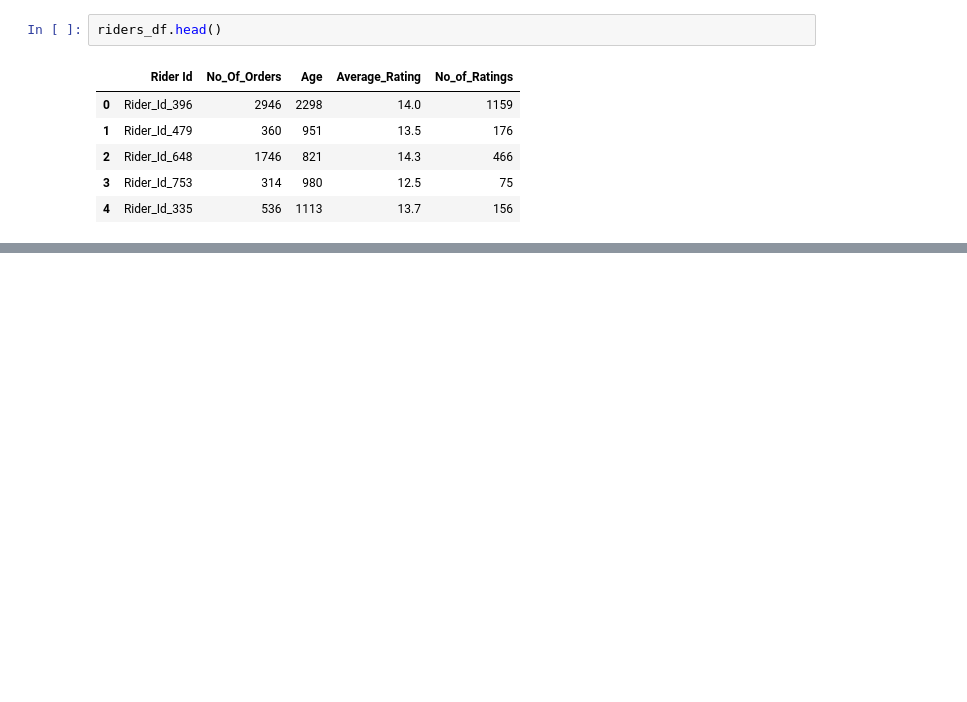
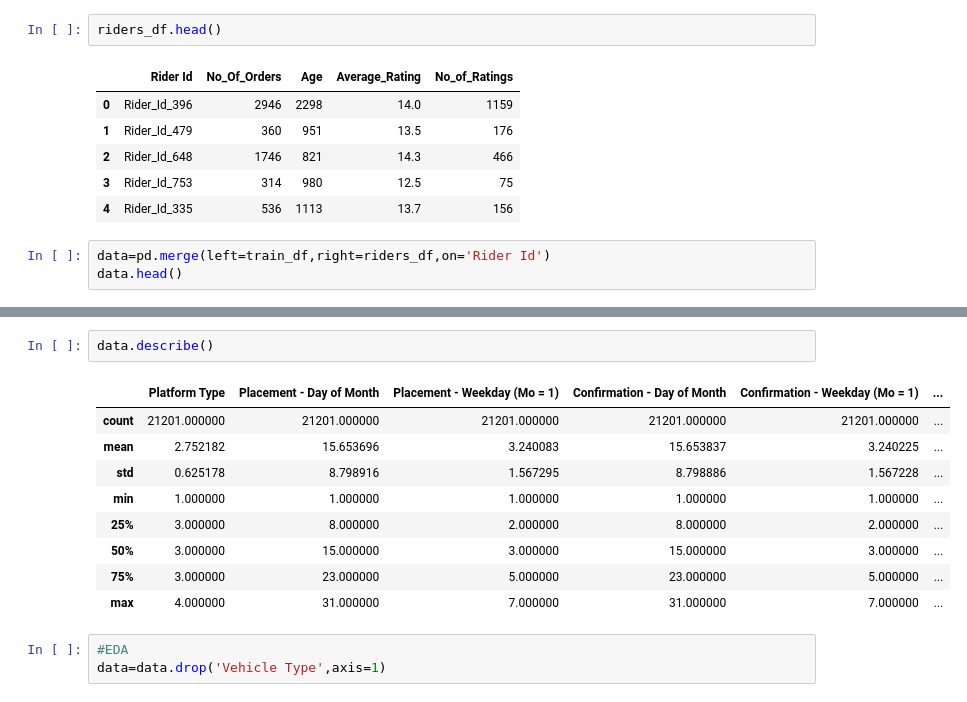
Before and after one commit to rufusseopa/Team_18_JHB_WhatTheHack_regression-predict-api-template, a Jupyter notebook: Predict.ipynb, the cells around one changed output, grey strips where cells are left out. Cells and saved outputs as stored; diff of their text form; blank space fills up the shorter version.

```diff
--- a/Predict.ipynb
+++ b/Predict.ipynb
@@ -44,3 +46,6 @@ riders_df.head()
 | 2 | Rider_Id_648 | 1746 | 821 | 14.3 | 466 |
 | 3 | Rider_Id_753 | 314 | 980 | 12.5 | 75 |
 | 4 | Rider_Id_335 | 536 | 1113 | 13.7 | 156 |
+# %%
+data=pd.merge(left=train_df,right=riders_df,on='Rider Id')
+data.head()
@@ -46,0 +79,15 @@ riders_df.head()
+# %%
+data.describe()
+# %% [output]
+|  | Platform Type | Placement - Day of Month | Placement - Weekday (Mo = 1) | Confirmation - Day of Month | Confirmation - Weekday (Mo = 1) | ... |
+| count | 21201.000000 | 21201.000000 | 21201.000000 | 21201.000000 | 21201.000000 | ... |
+| mean | 2.752182 | 15.653696 | 3.240083 | 15.653837 | 3.240225 | ... |
+| std | 0.625178 | 8.798916 | 1.567295 | 8.798886 | 1.567228 | ... |
+| min | 1.000000 | 1.000000 | 1.000000 | 1.000000 | 1.000000 | ... |
+| 25% | 3.000000 | 8.000000 | 2.000000 | 8.000000 | 2.000000 | ... |
+| 50% | 3.000000 | 15.000000 | 3.000000 | 15.000000 | 3.000000 | ... |
+| 75% | 3.000000 | 23.000000 | 5.000000 | 23.000000 | 5.000000 | ... |
+| max | 4.000000 | 31.000000 | 7.000000 | 31.000000 | 7.000000 | ... |
+# %%
+#EDA
+data=data.drop('Vehicle Type',axis=1)
```
Also changed, not shown: parts of 21 cells of this notebook.
